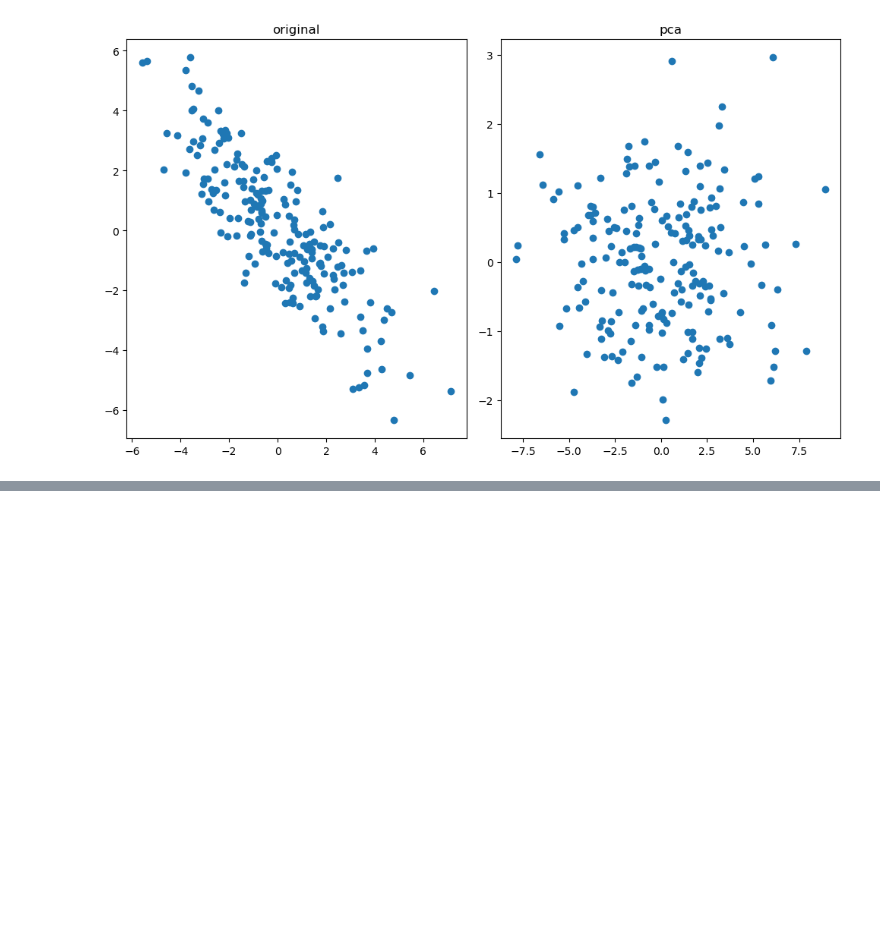
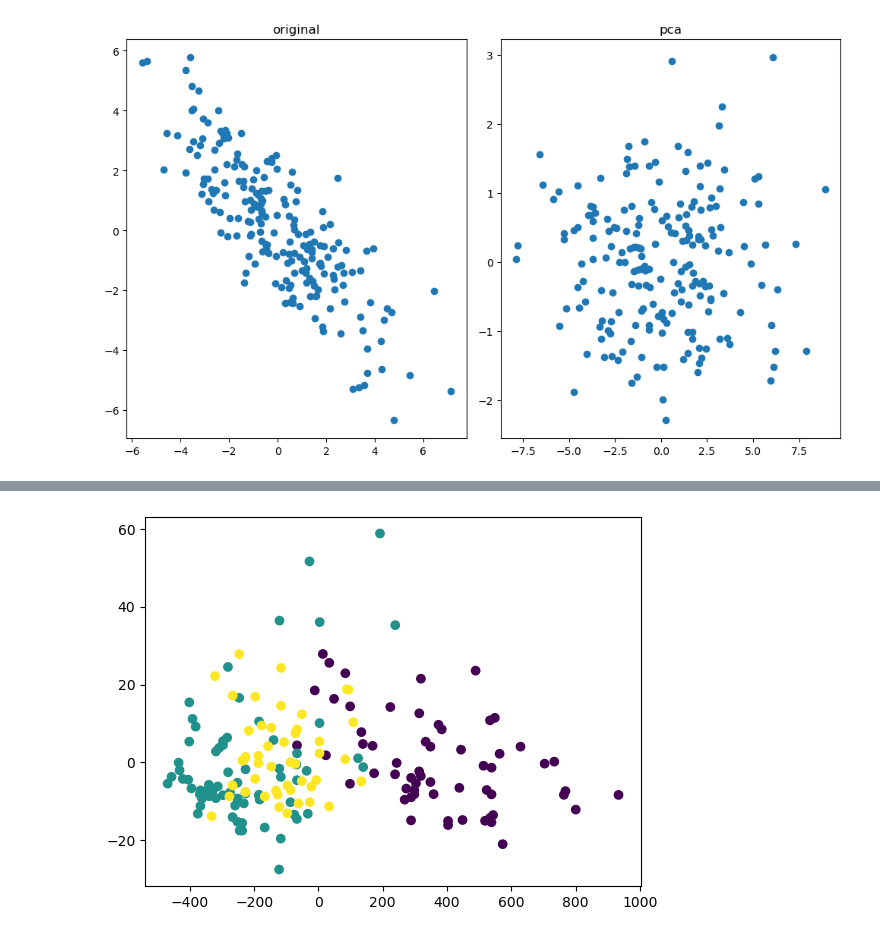
Before and after one commit to Jihun105/hun, a Jupyter notebook: machinelearning/day06/01.ipynb, the cells around one changed output, grey strips where cells are left out. Drawn from its saved outputs; the diff is of its cells as text; code cells hidden in the pictures; blank space fills up the shorter version.

```diff
--- a/machinelearning/day06/01.ipynb
+++ b/machinelearning/day06/01.ipynb
@@ -77,0 +152,31 @@ plt.show()
+# %%
+from sklearn.datasets import load_wine
+from sklearn.model_selection import cross_val_predict
+from sklearn.preprocessing import RobustScaler
+from sklearn.pipeline import Pipeline
+
+# 데이터 + 모델 조합 성능측정
+# 데이터(PCA변환) + 모델 조합 성능측정
+data = load_wine()
+
+X = data.data
+y = data.target
+
+pipeline = Pipeline([
+    ('scaler', RobustScaler()),
+    ('pca', PCA(n_components = 2))
+])
+from sklearn.linear_model import SGDClassifier, ElasticNetCV
+from sklearn.tree import DecisionTreeClassifier
+from sklearn.ensemble import VotingClassifier, BaggingClassifier, StackingClassifier, RandomForestClassifier
+from sklearn.model_selection import StratifiedKFold
+models = {'sgd':SGDClassifier(random_state=42), 'randomF':RandomForestClassifier(random_state=42),
+    'tree':DecisionTreeClassifier(random_state=42), 'svc': SVC(random_state=42, probability=True)}
+for name, model in models.items():
+    model = model
+    scaler = RobustScaler()
+    X_scaled = scaler.fit_transform(X)
+    fold = StratifiedKFold(shuffle=True, random_state=42)
+    y_predict = cross_val_predict(model, X_scaled, y, cv=fold)
+    print( name )
+    print( classification_report(y, y_predict) )
@@ -77,0 +286,13 @@ plt.show()
+# %%
+# 시각화
+from sklearn.datasets import load_wine
+from sklearn.decomposition import PCA
+import matplotlib.pyplot as plt
+
+wine = load_wine()
+pca = PCA(n_components=2)
+x_pca = pca.fit_transform(X)
+plt.scatter(x_pca[:,0], x_pca[:,1], c=y)
+plt.show()
+# %% [output]
+[figure, added]
```
Also changed, not shown: parts of 6 cells of this notebook, 17 other files.
